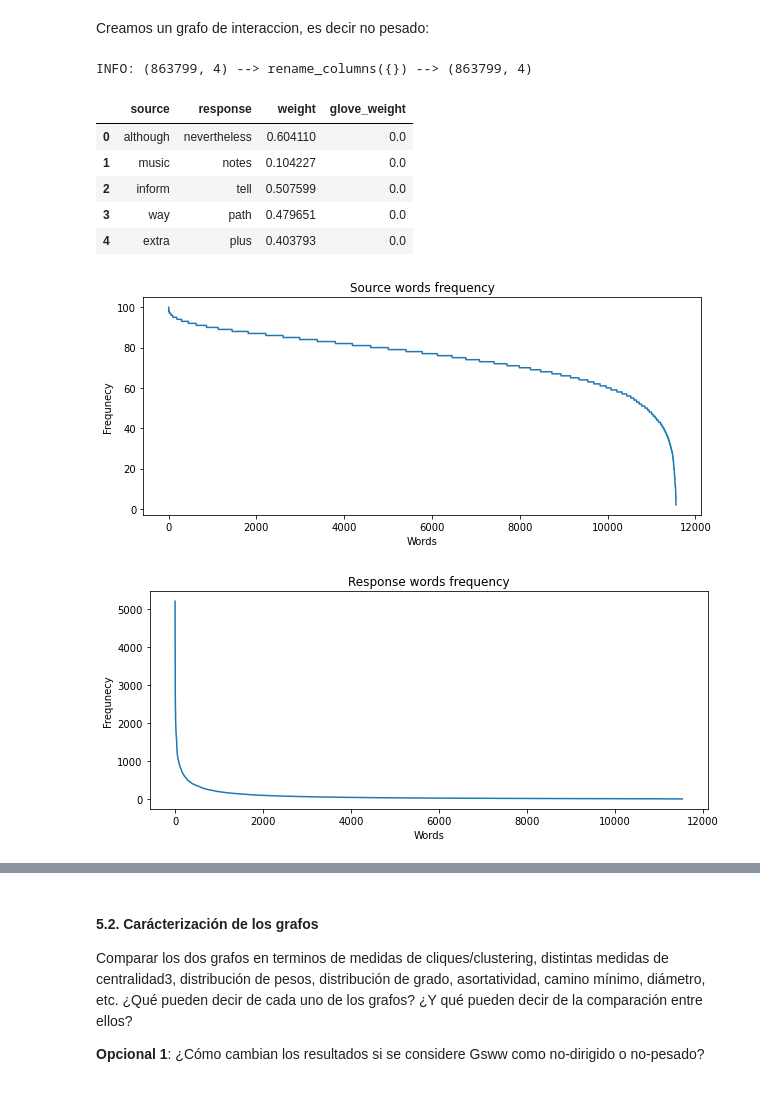
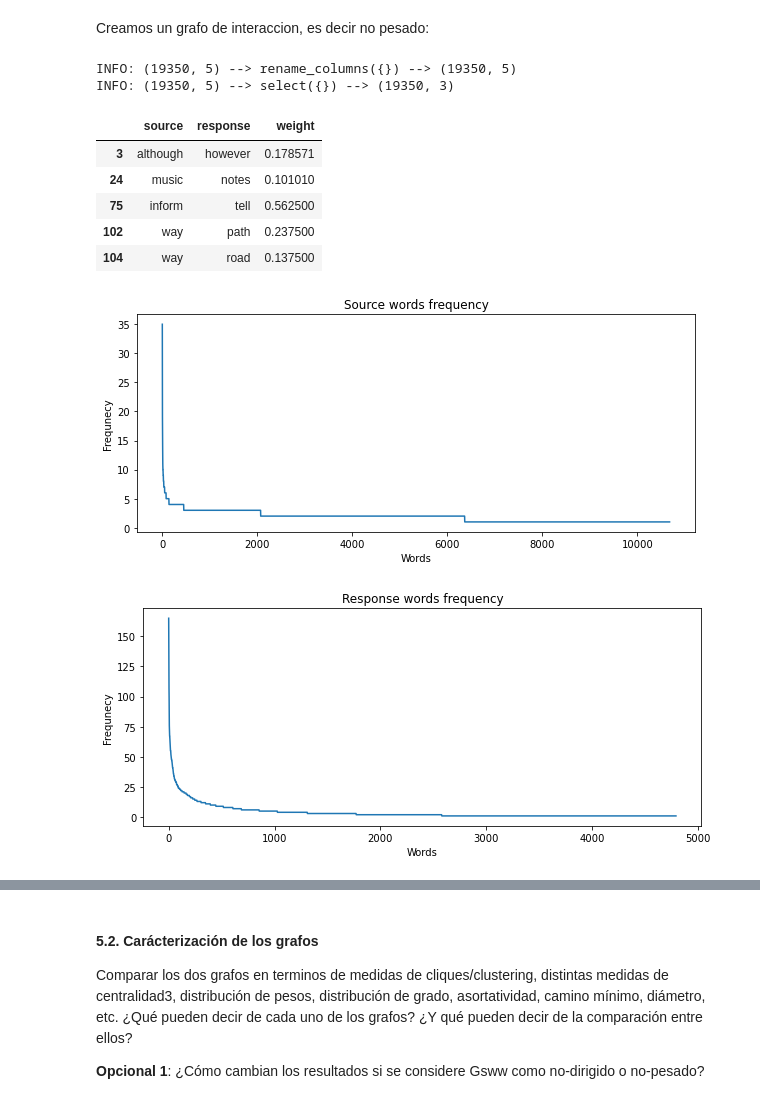
Before and after one commit to magistery-tps/dm-cyt-tp2, a Jupyter notebook: notebooks/analisys.ipynb, the cells around one changed output, grey strips where cells are left out. Saved outputs shown, nothing was run; the diff lists cells and outputs as text; code cells hidden in the pictures.

```diff
--- a/notebooks/analisys.ipynb
+++ b/notebooks/analisys.ipynb
@@ -112,6 +116,7 @@ A continacion tomamos por un lado **dataset** (el cual tiene las columnas pregun
 # %% [markdown]
 Creamos un dataset pesado por la distancia coseno entre las palabras fitlradas desde **Small World of Words**:
 # %%
-weight_type               = 'google' # 'glove'
+w2v_weight_type           = 'google' # 'glove'
 graph_subsampling_percent = 0.025 # 2.5%
-min_distance              = 0.1
+w2v_min_distance          = 0.4
+sww_weight_min_distance   = 0.1
@@ -162,20 +169,22 @@ Tiene multiples aristas?  No
 # %% [markdown]
 Creamos un grafo de interaccion, es decir no pesado:
 # %%
-interaction_graph_dataset = dataset[dataset[weight_column] > min_distance] \
-    .pipe(rename_columns, {weight_column: 'weight'}) \
+sww_graph_dataset = dataset[dataset['sww_weight'] > sww_weight_min_distance] \
+    .pipe(rename_columns, { 'sww_weight': 'weight' }) \
+    .pipe(select, ['source', 'response', 'weight']) \
     .pipe(plot_frequency, column = 'source') \
     .pipe(plot_frequency, column = 'response')
 
-interaction_graph_dataset.head()
+sww_graph_dataset.head()
 # %% [output]
-INFO: (863799, 4) --> rename_columns({}) --> (863799, 4)
+INFO: (19350, 5) --> rename_columns({}) --> (19350, 5)
+INFO: (19350, 5) --> select({}) --> (19350, 3)
-|  | source | response | weight | glove_weight |
-| 0 | although | nevertheless | 0.604110 | 0.0 |
-| 1 | music | notes | 0.104227 | 0.0 |
-| 2 | inform | tell | 0.507599 | 0.0 |
-| 3 | way | path | 0.479651 | 0.0 |
-| 4 | extra | plus | 0.403793 | 0.0 |
+|  | source | response | weight |
+| 3 | although | however | 0.178571 |
+| 24 | music | notes | 0.101010 |
+| 75 | inform | tell | 0.562500 |
+| 102 | way | path | 0.237500 |
+| 104 | way | road | 0.137500 |
-[figure, old version]
+[figure, new version]
-[figure, old version]
+[figure, new version]
 # %%
```
Also changed, not shown: parts of 19 cells of this notebook, 5 other files.
